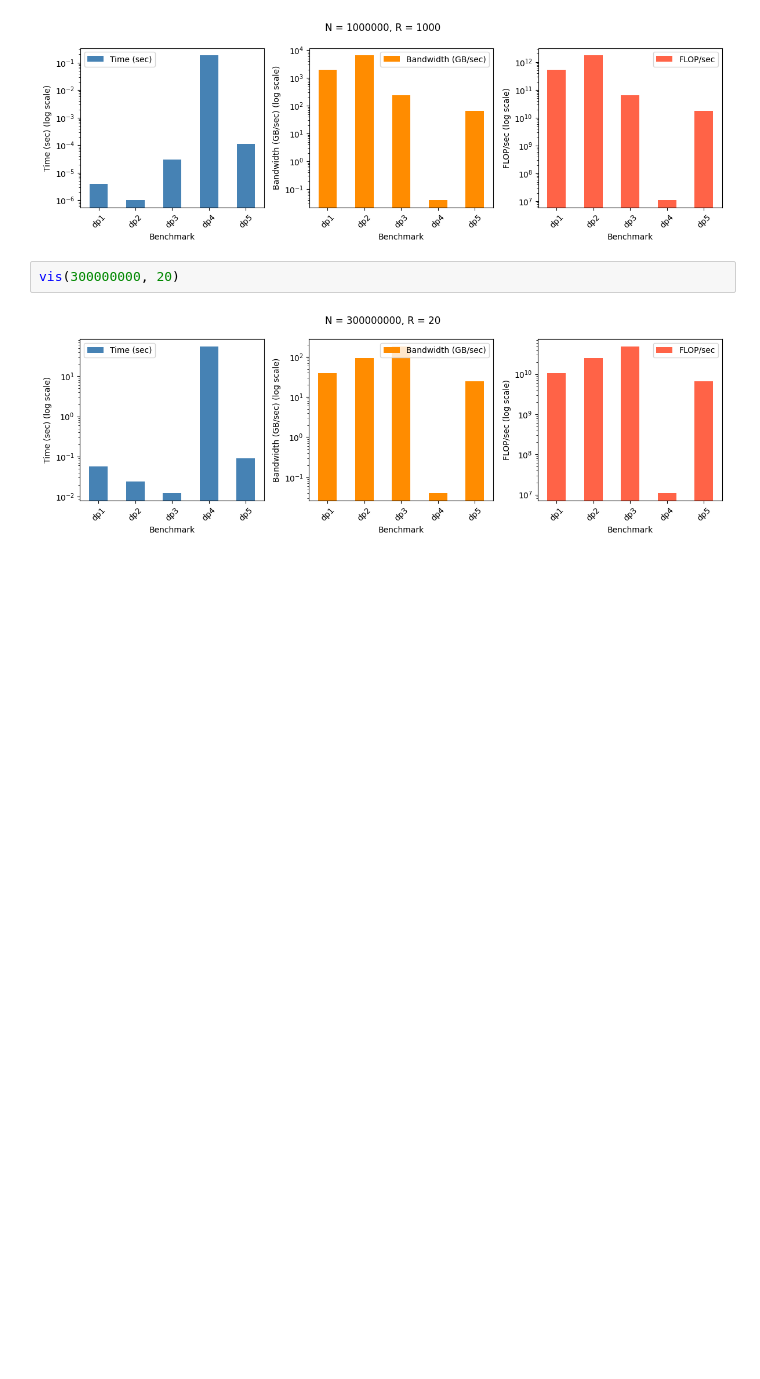
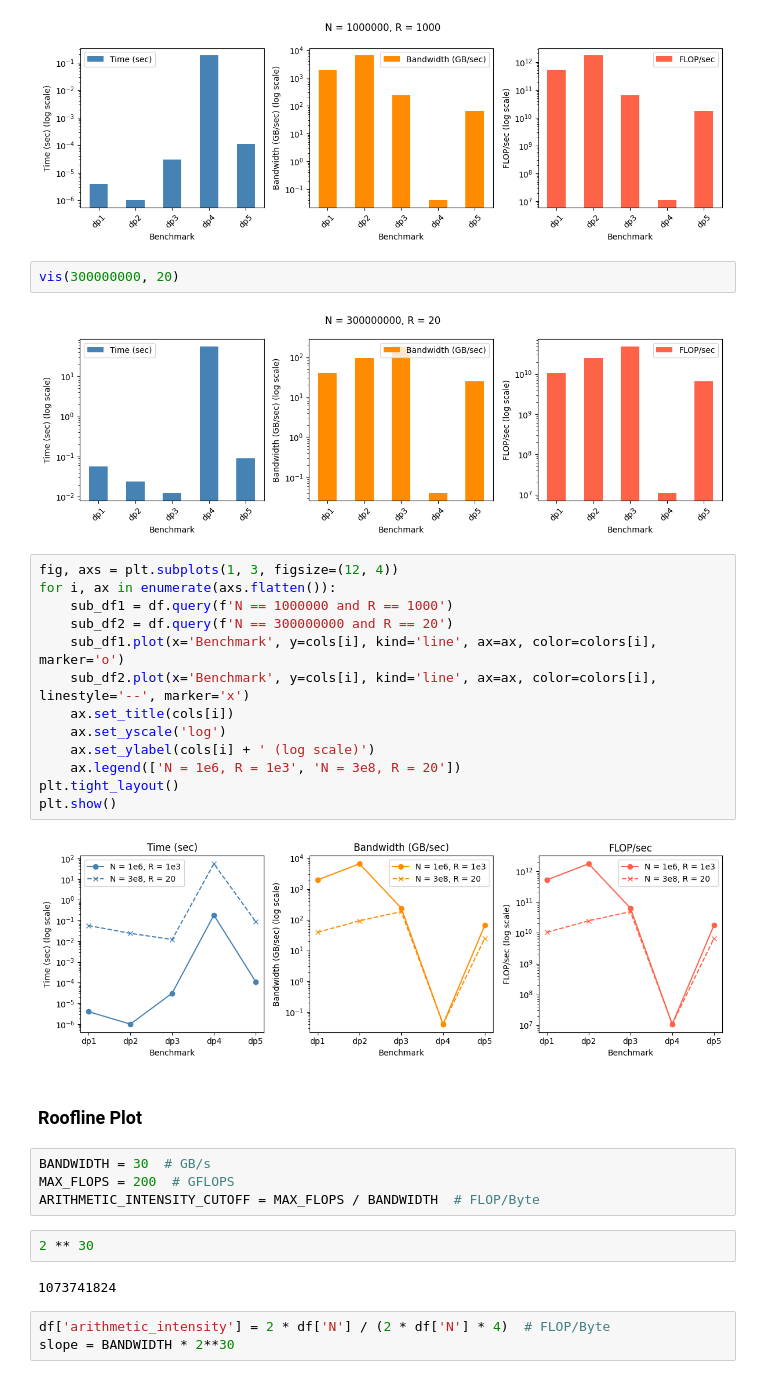
Before and after one commit to Tptrix29/COMS6998_HPML, a Jupyter notebook: hw1/vis.ipynb, the cells around one changed output. Cells and saved outputs as stored; diff of their text form; blank space fills up the shorter version.

```diff
--- a/hw1/vis.ipynb
+++ b/hw1/vis.ipynb
@@ -83,3 +83,31 @@ vis(1000000, 1000)
 vis(300000000, 20)
 # %% [output]
 [figure]
+# %%
+fig, axs = plt.subplots(1, 3, figsize=(12, 4))
+for i, ax in enumerate(axs.flatten()):
+    sub_df1 = df.query(f'N == 1000000 and R == 1000')
+    sub_df2 = df.query(f'N == 300000000 and R == 20')
+    sub_df1.plot(x='Benchmark', y=cols[i], kind='line', ax=ax, color=colors[i], marker='o')
+    sub_df2.plot(x='Benchmark', y=cols[i], kind='line', ax=ax, color=colors[i], linestyle='--', marker='x')
+    ax.set_title(cols[i])
+    ax.set_yscale('log')
+    ax.set_ylabel(cols[i] + ' (log scale)')
+    ax.legend(['N = 1e6, R = 1e3', 'N = 3e8, R = 20'])
+plt.tight_layout()
+plt.show()
+# %% [output]
+[figure, added]
+# %% [markdown]
+### Roofline Plot
+# %%
+BANDWIDTH = 30  # GB/s
+MAX_FLOPS = 200  # GFLOPS
+ARITHMETIC_INTENSITY_CUTOFF = MAX_FLOPS / BANDWIDTH  # FLOP/Byte
+# %%
+2 ** 30
+# %% [output]
+1073741824
+# %%
+df['arithmetic_intensity'] = 2 * df['N'] / (2 * df['N'] * 4)  # FLOP/Byte
+slope = BANDWIDTH * 2**30
```
Also changed, not shown: parts of 4 cells of this notebook, 3 other files.
